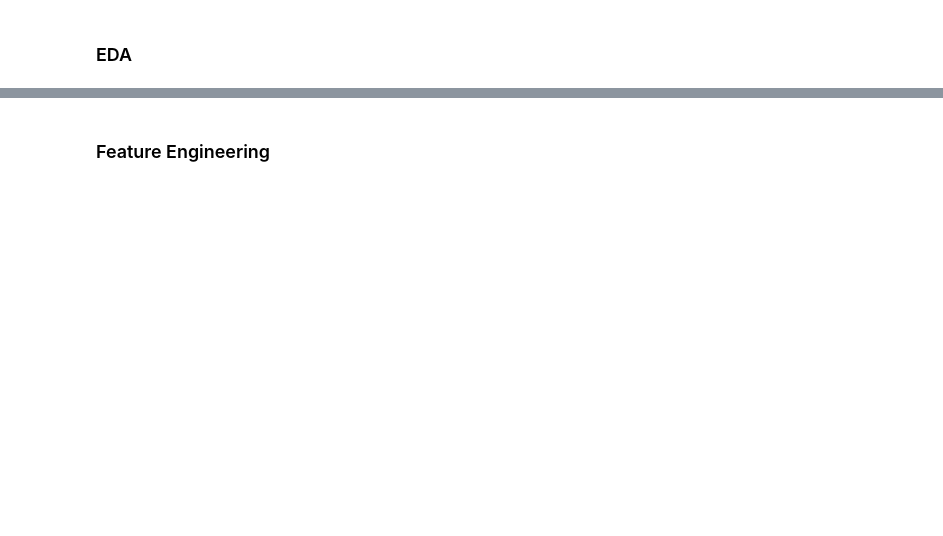
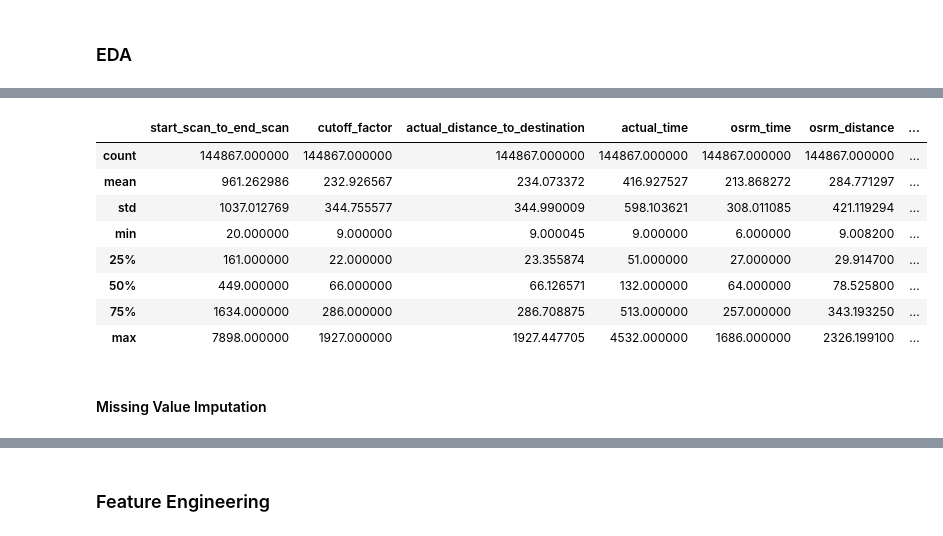
Before and after one commit to trehansalil/delhivery_analysis, a Jupyter notebook: analysis.ipynb, the cells around one changed output, grey strips where cells are left out. Cells and saved outputs as stored; diff of their text form; code cells hidden in the pictures; blank space fills up the shorter version.

```diff
--- a/analysis.ipynb
+++ b/analysis.ipynb
@@ -118 +197,15 @@ segment_factor                           float64
 dtype: object
+# %%
+df.describe()
+# %% [output]
+|  | start_scan_to_end_scan | cutoff_factor | actual_distance_to_destination | actual_time | osrm_time | osrm_distance | ... |
+| count | 144867.000000 | 144867.000000 | 144867.000000 | 144867.000000 | 144867.000000 | 144867.000000 | ... |
+| mean | 961.262986 | 232.926567 | 234.073372 | 416.927527 | 213.868272 | 284.771297 | ... |
+| std | 1037.012769 | 344.755577 | 344.990009 | 598.103621 | 308.011085 | 421.119294 | ... |
+| min | 20.000000 | 9.000000 | 9.000045 | 9.000000 | 6.000000 | 9.008200 | ... |
+| 25% | 161.000000 | 22.000000 | 23.355874 | 51.000000 | 27.000000 | 29.914700 | ... |
+| 50% | 449.000000 | 66.000000 | 66.126571 | 132.000000 | 64.000000 | 78.525800 | ... |
+| 75% | 1634.000000 | 286.000000 | 286.708875 | 513.000000 | 257.000000 | 343.193250 | ... |
+| max | 7898.000000 | 1927.000000 | 1927.447705 | 4532.000000 | 1686.000000 | 2326.199100 | ... |
+# %% [markdown]
+#### Missing Value Imputation
```
Also changed, not shown: parts of 30 cells of this notebook, 1 other file.
